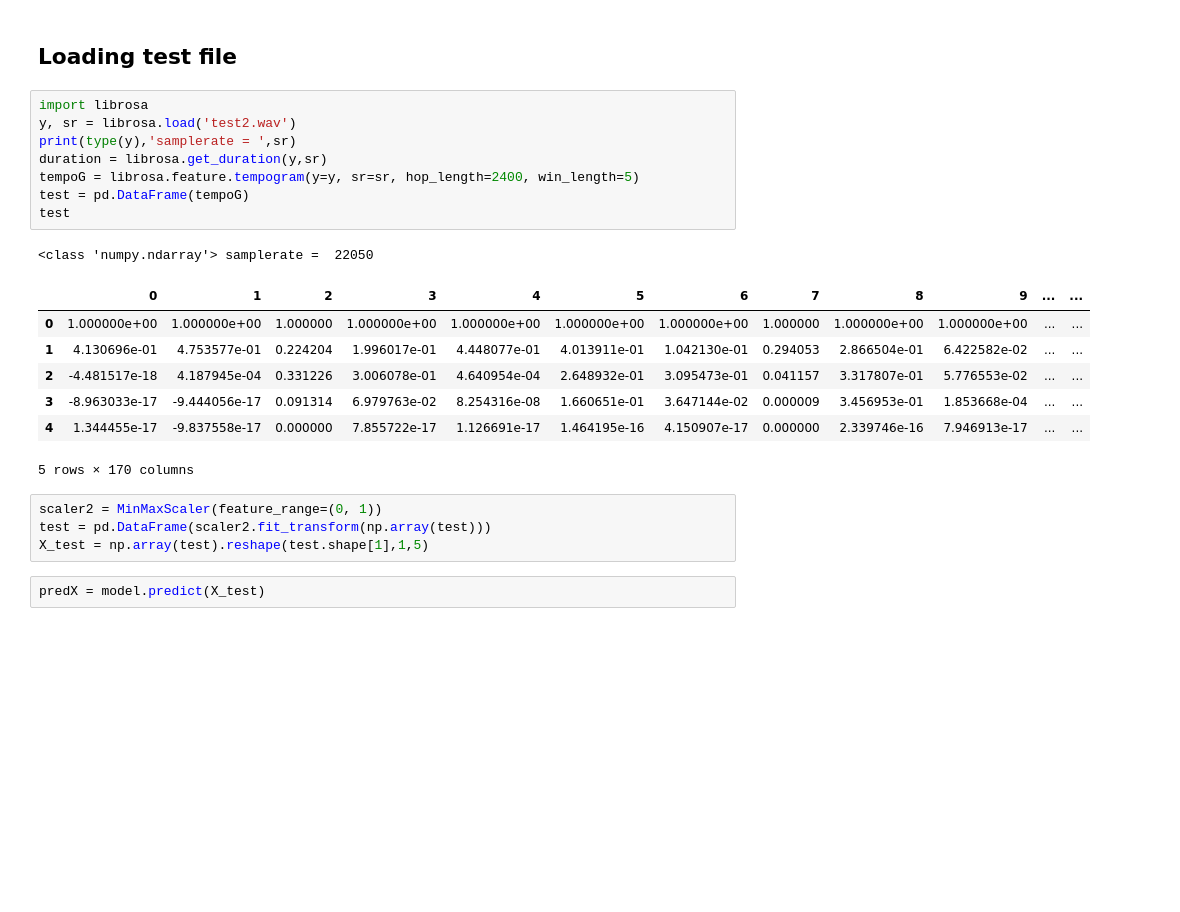
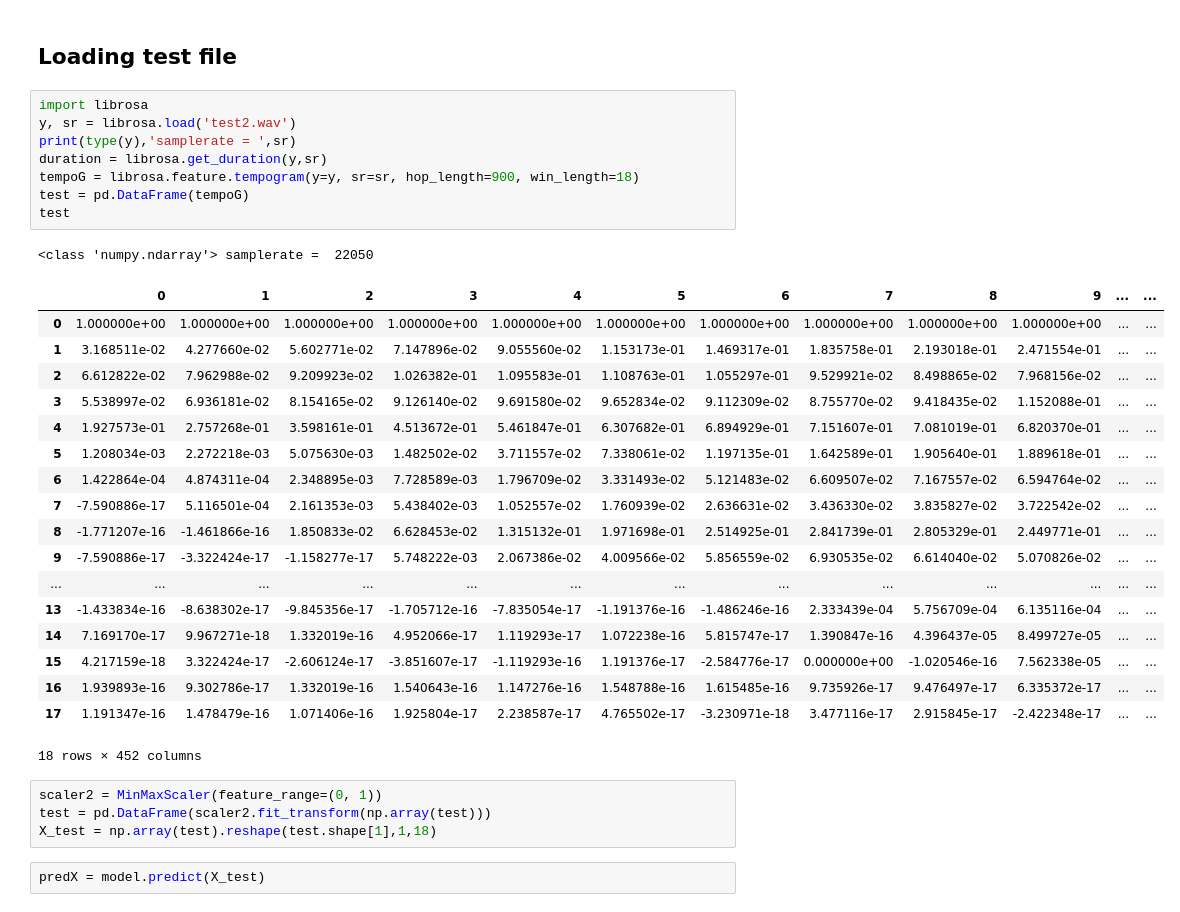
Before and after one commit to lalit-mohan/MLCode-InMyFeelings, a Jupyter notebook: NNET.ipynb, the cells around one changed output. Saved outputs shown, nothing was run; the diff lists cells and outputs as text; blank space fills up the shorter version.

```diff
--- a/NNET.ipynb
+++ b/NNET.ipynb
@@ -250,24 +267,35 @@ Epoch 100/100
 # %%
 import librosa
 y, sr = librosa.load('test2.wav')
 print(type(y),'samplerate = ',sr)
 duration = librosa.get_duration(y,sr)
-tempoG = librosa.feature.tempogram(y=y, sr=sr, hop_length=2400, win_length=5)
+tempoG = librosa.feature.tempogram(y=y, sr=sr, hop_length=900, win_length=18)
 test = pd.DataFrame(tempoG)
 test
 # %% [output]
 <class 'numpy.ndarray'> samplerate =  22050
 |  | 0 | 1 | 2 | 3 | 4 | 5 | 6 | 7 | 8 | 9 | ... | ... |
-| 0 | 1.000000e+00 | 1.000000e+00 | 1.000000 | 1.000000e+00 | 1.000000e+00 | 1.000000e+00 | 1.000000e+00 | 1.000000 | 1.000000e+00 | 1.000000e+00 | ... | ... |
-| 1 | 4.130696e-01 | 4.753577e-01 | 0.224204 | 1.996017e-01 | 4.448077e-01 | 4.013911e-01 | 1.042130e-01 | 0.294053 | 2.866504e-01 | 6.422582e-02 | ... | ... |
-| 2 | -4.481517e-18 | 4.187945e-04 | 0.331226 | 3.006078e-01 | 4.640954e-04 | 2.648932e-01 | 3.095473e-01 | 0.041157 | 3.317807e-01 | 5.776553e-02 | ... | ... |
-| 3 | -8.963033e-17 | -9.444056e-17 | 0.091314 | 6.979763e-02 | 8.254316e-08 | 1.660651e-01 | 3.647144e-02 | 0.000009 | 3.456953e-01 | 1.853668e-04 | ... | ... |
-| 4 | 1.344455e-17 | -9.837558e-17 | 0.000000 | 7.855722e-17 | 1.126691e-17 | 1.464195e-16 | 4.150907e-17 | 0.000000 | 2.339746e-16 | 7.946913e-17 | ... | ... |
+| 0 | 1.000000e+00 | 1.000000e+00 | 1.000000e+00 | 1.000000e+00 | 1.000000e+00 | 1.000000e+00 | 1.000000e+00 | 1.000000e+00 | 1.000000e+00 | 1.000000e+00 | ... | ... |
+| 1 | 3.168511e-02 | 4.277660e-02 | 5.602771e-02 | 7.147896e-02 | 9.055560e-02 | 1.153173e-01 | 1.469317e-01 | 1.835758e-01 | 2.193018e-01 | 2.471554e-01 | ... | ... |
+| 2 | 6.612822e-02 | 7.962988e-02 | 9.209923e-02 | 1.026382e-01 | 1.095583e-01 | 1.108763e-01 | 1.055297e-01 | 9.529921e-02 | 8.498865e-02 | 7.968156e-02 | ... | ... |
+| 3 | 5.538997e-02 | 6.936181e-02 | 8.154165e-02 | 9.126140e-02 | 9.691580e-02 | 9.652834e-02 | 9.112309e-02 | 8.755770e-02 | 9.418435e-02 | 1.152088e-01 | ... | ... |
+| 4 | 1.927573e-01 | 2.757268e-01 | 3.598161e-01 | 4.513672e-01 | 5.461847e-01 | 6.307682e-01 | 6.894929e-01 | 7.151607e-01 | 7.081019e-01 | 6.820370e-01 | ... | ... |
+| 5 | 1.208034e-03 | 2.272218e-03 | 5.075630e-03 | 1.482502e-02 | 3.711557e-02 | 7.338061e-02 | 1.197135e-01 | 1.642589e-01 | 1.905640e-01 | 1.889618e-01 | ... | ... |
+| 6 | 1.422864e-04 | 4.874311e-04 | 2.348895e-03 | 7.728589e-03 | 1.796709e-02 | 3.331493e-02 | 5.121483e-02 | 6.609507e-02 | 7.167557e-02 | 6.594764e-02 | ... | ... |
+| 7 | -7.590886e-17 | 5.116501e-04 | 2.161353e-03 | 5.438402e-03 | 1.052557e-02 | 1.760939e-02 | 2.636631e-02 | 3.436330e-02 | 3.835827e-02 | 3.722542e-02 | ... | ... |
+| 8 | -1.771207e-16 | -1.461866e-16 | 1.850833e-02 | 6.628453e-02 | 1.315132e-01 | 1.971698e-01 | 2.514925e-01 | 2.841739e-01 | 2.805329e-01 | 2.449771e-01 | ... | ... |
+| 9 | -7.590886e-17 | -3.322424e-17 | -1.158277e-17 | 5.748222e-03 | 2.067386e-02 | 4.009566e-02 | 5.856559e-02 | 6.930535e-02 | 6.614040e-02 | 5.070826e-02 | ... | ... |
+| ... | ... | ... | ... | ... | ... | ... | ... | ... | ... | ... | ... | ... |
+| 13 | -1.433834e-16 | -8.638302e-17 | -9.845356e-17 | -1.705712e-16 | -7.835054e-17 | -1.191376e-16 | -1.486246e-16 | 2.333439e-04 | 5.756709e-04 | 6.135116e-04 | ... | ... |
+| 14 | 7.169170e-17 | 9.967271e-18 | 1.332019e-16 | 4.952066e-17 | 1.119293e-17 | 1.072238e-16 | 5.815747e-17 | 1.390847e-16 | 4.396437e-05 | 8.499727e-05 | ... | ... |
+| 15 | 4.217159e-18 | 3.322424e-17 | -2.606124e-17 | -3.851607e-17 | -1.119293e-16 | 1.191376e-17 | -2.584776e-17 | 0.000000e+00 | -1.020546e-16 | 7.562338e-05 | ... | ... |
+| 16 | 1.939893e-16 | 9.302786e-17 | 1.332019e-16 | 1.540643e-16 | 1.147276e-16 | 1.548788e-16 | 1.615485e-16 | 9.735926e-17 | 9.476497e-17 | 6.335372e-17 | ... | ... |
+| 17 | 1.191347e-16 | 1.478479e-16 | 1.071406e-16 | 1.925804e-17 | 2.238587e-17 | 4.765502e-17 | -3.230971e-18 | 3.477116e-17 | 2.915845e-17 | -2.422348e-17 | ... | ... |
-5 rows × 170 columns
+18 rows × 452 columns
 # %%
 scaler2 = MinMaxScaler(feature_range=(0, 1))
 test = pd.DataFrame(scaler2.fit_transform(np.array(test)))
-X_test = np.array(test).reshape(test.shape[1],1,5)
+X_test = np.array(test).reshape(test.shape[1],1,18)
 # %%
 predX = model.predict(X_test)
 # %%
```
Also changed, not shown: parts of 24 cells of this notebook.
